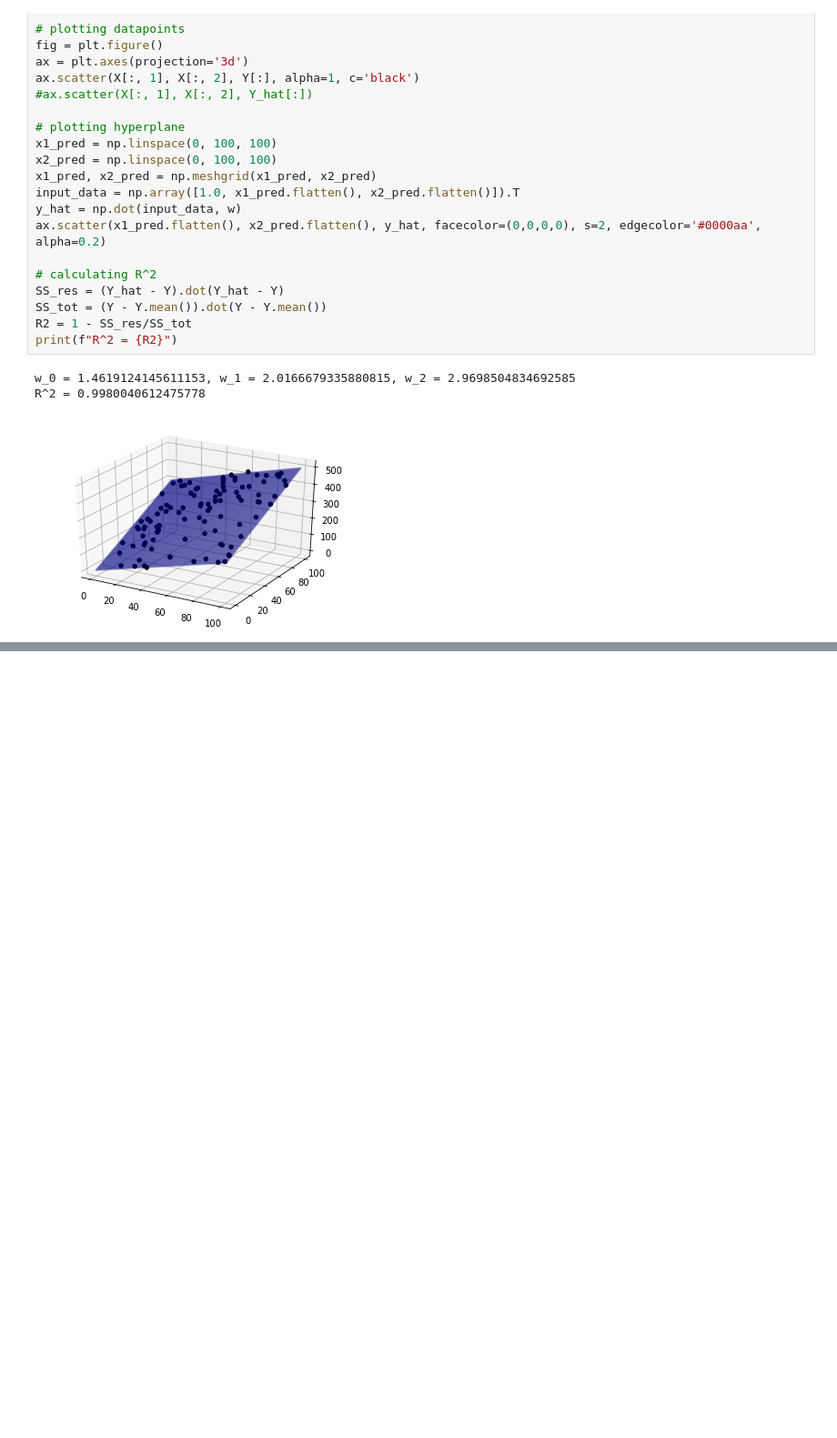
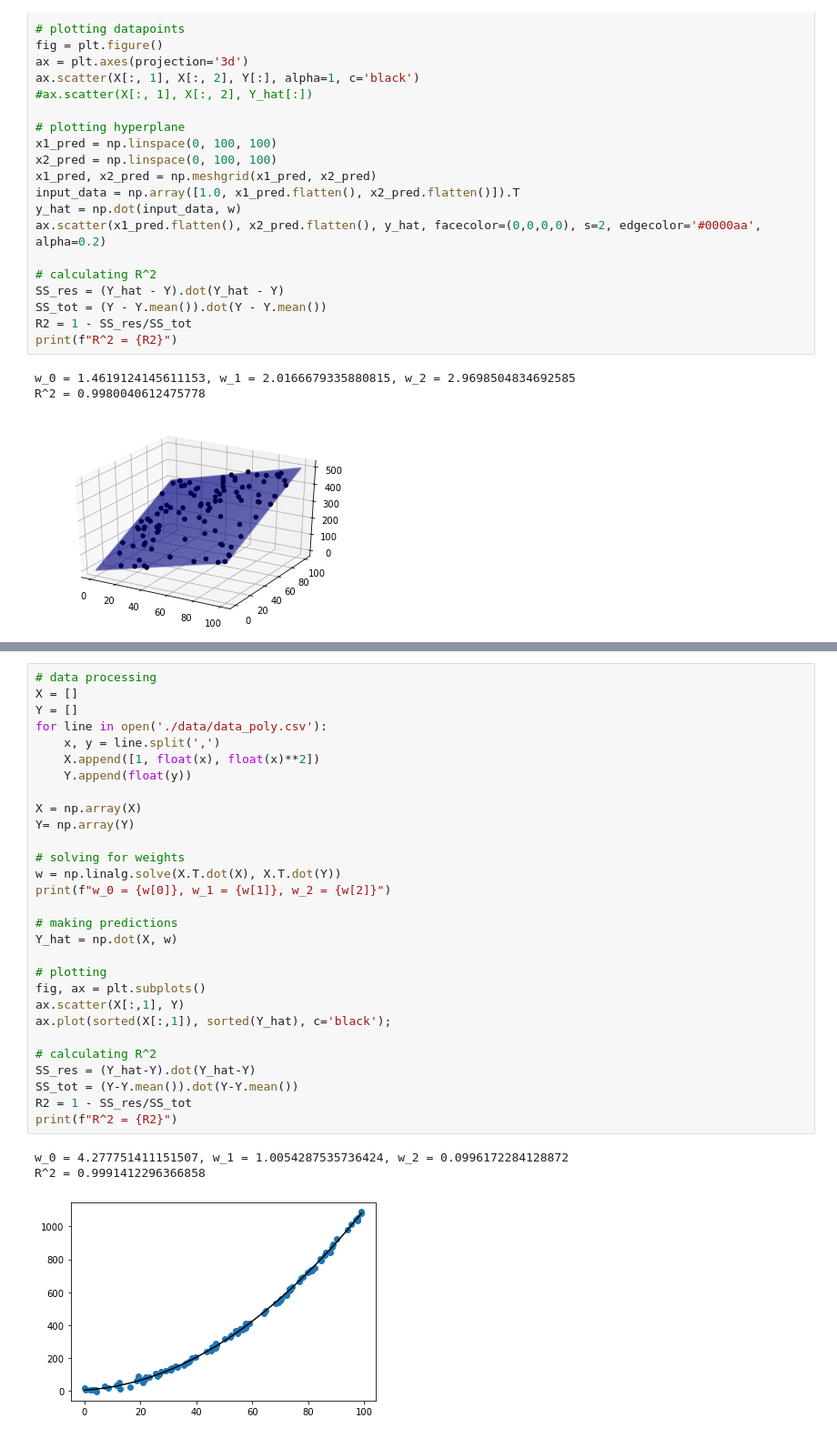
Before and after one commit to ncapek/machine_learning, a Jupyter notebook: linear_regression/linear_regression.ipynb, the cells around one changed output, grey strips where cells are left out. Shown at 91% size. Saved outputs shown, nothing was run; the diff lists cells and outputs as text; blank space fills up the shorter version.

```diff
--- a/linear_regression/linear_regression.ipynb
+++ b/linear_regression/linear_regression.ipynb
@@ -287,0 +292,33 @@ R^2 = 0.9980040612475778
+# %%
+# data processing
+X = []
+Y = []
+for line in open('./data/data_poly.csv'):
+    x, y = line.split(',')
+    X.append([1, float(x), float(x)**2])
+    Y.append(float(y))
+
+X = np.array(X)
+Y= np.array(Y)
+
+# solving for weights
+w = np.linalg.solve(X.T.dot(X), X.T.dot(Y))
+print(f"w_0 = {w[0]}, w_1 = {w[1]}, w_2 = {w[2]}")
+
+# making predictions
+Y_hat = np.dot(X, w)
+
+# plotting
+fig, ax = plt.subplots()
+ax.scatter(X[:,1], Y)
+ax.plot(sorted(X[:,1]), sorted(Y_hat), c='black');
+
+# calculating R^2
+SS_res = (Y_hat-Y).dot(Y_hat-Y)
+SS_tot = (Y-Y.mean()).dot(Y-Y.mean())
+R2 = 1 - SS_res/SS_tot
+print(f"R^2 = {R2}")
+# %% [output]
+w_0 = 4.277751411151507, w_1 = 1.0054287535736424, w_2 = 0.0996172284128872
+R^2 = 0.9991412296366858
+[figure, added]
```
Also changed, not shown: parts of 3 cells of this notebook, 1 other file.
